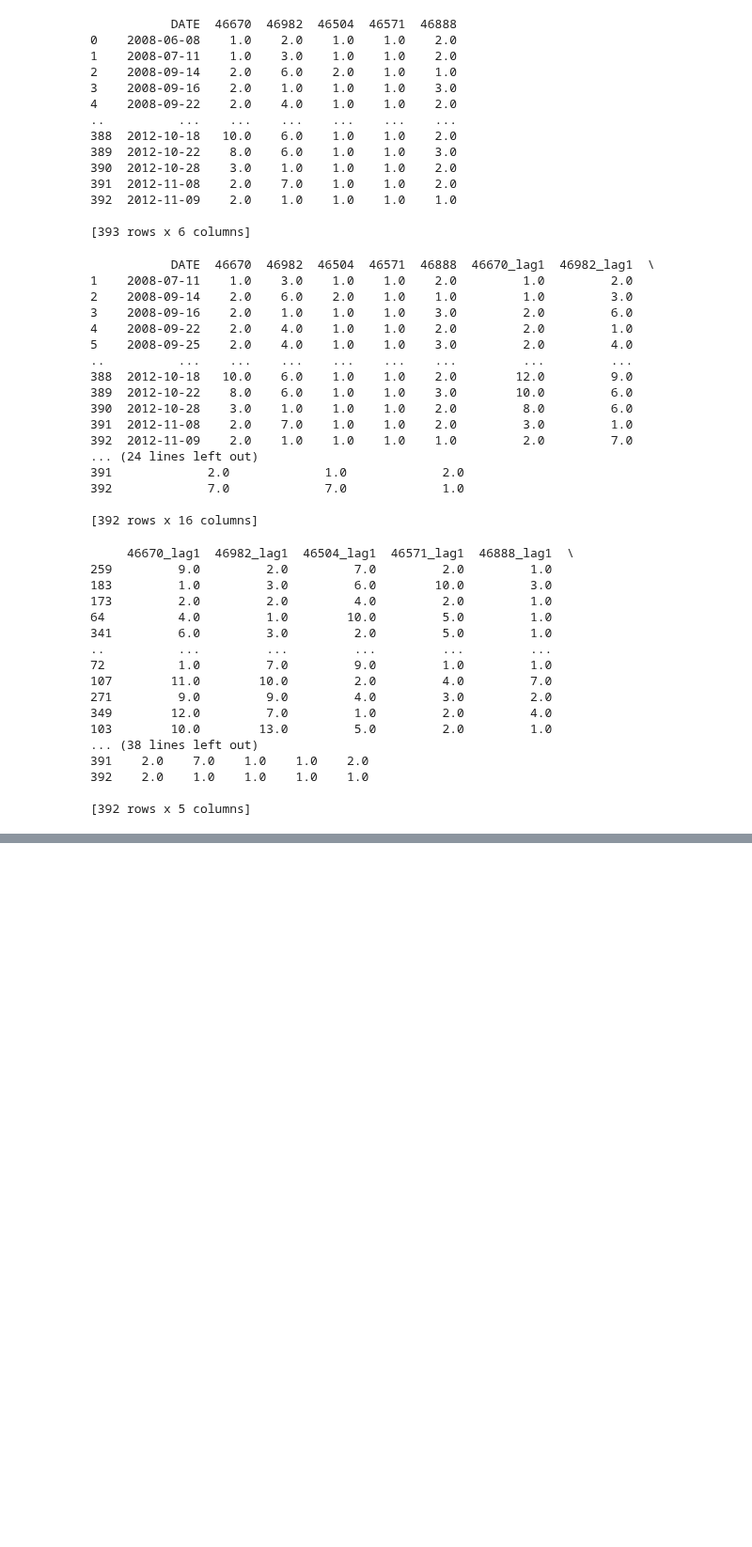
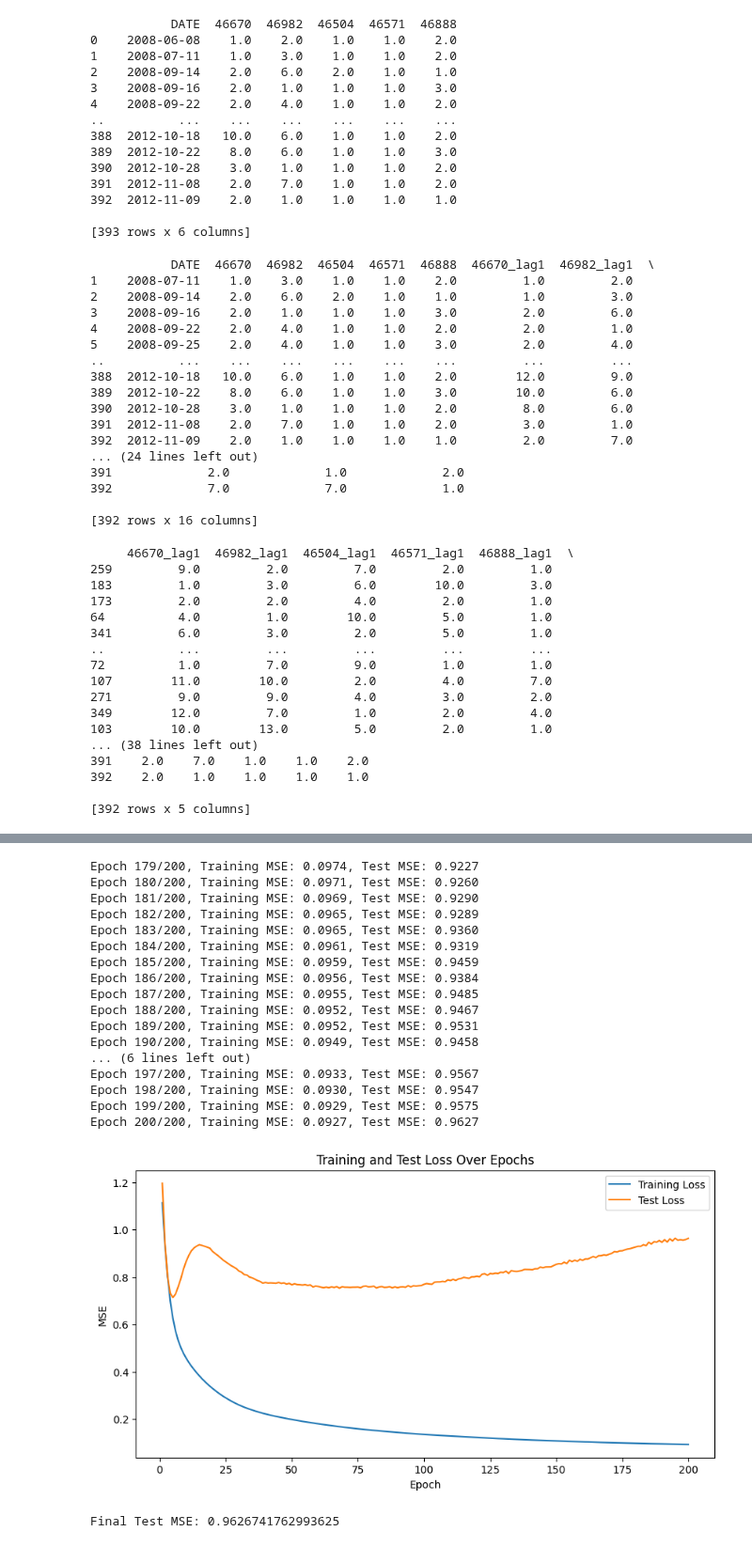
Before and after one commit to ANCP2021/ML-on-Graphs-Project, a Jupyter notebook: Models/Neural_Networks/Feedforward_Neural_Network.ipynb, the cells around one changed output, grey strips where cells are left out. Shown at 94% size. Drawn from its saved outputs; the diff is of its cells as text; code cells hidden in the pictures; blank space fills up the shorter version.

Commit message:
added dataset 213 to neural network

```diff
--- a/Models/Neural_Networks/Feedforward_Neural_Network.ipynb
+++ b/Models/Neural_Networks/Feedforward_Neural_Network.ipynb
@@ -318,0 +387,3 @@ Final Test MSE: 0.6219723098230237
+# %%
+df = pd.read_csv('../../Datasets/study_213/top_5_213.csv', usecols=['DATE', '7058', '8572', '39601', '8901', '7730'])
+print(df)
@@ -318,0 +465,7 @@ Final Test MSE: 0.6219723098230237
+# %%
+X = df.drop(['DATE', '7058', '8572', '39601', '8901', '7730'], axis=1)
+y = df[['7058', '8572', '39601', '8901', '7730']]
+
+X_train, X_test, y_train, y_test = train_test_split(X, y, test_size=0.2, random_state=42)
+print(X_train)
+print(y)
@@ -318,0 +490,45 @@ Final Test MSE: 0.6219723098230237
+# %%
+scaler_X = StandardScaler()
+X_train_scaled = scaler_X.fit_transform(X_train)
+X_test_scaled = scaler_X.transform(X_test)
+
+scaler_y = StandardScaler()
+y_train_scaled = scaler_y.fit_transform(y_train)
+y_test_scaled = scaler_y.transform(y_test)
+
+model = MLPRegressor(hidden_layer_sizes=(100,), activation='relu', solver='adam', max_iter=1, warm_start=True, random_state=42)
+# %%
+epochs = 200
+train_losses = []
+test_losses = []
+
+for epoch in range(epochs):
+    model.fit(X_train_scaled, y_train_scaled)
+
+    # Predict on training and testing set
+    y_train_pred = model.predict(X_train_scaled)
+    y_test_pred = model.predict(X_test_scaled)
+
+    # Calculate MSE for both training and testing sets
+    train_mse = mean_squared_error(y_train_scaled, y_train_pred)
+    test_mse = mean_squared_error(y_test_scaled, y_test_pred)
+
+    train_losses.append(train_mse)
+    test_losses.append(test_mse)
+
+    print(f'Epoch {epoch+1}/{epochs}, Training MSE: {train_mse:.4f}, Test MSE: {test_mse:.4f}')
+
+# Plotting training and testing loss over epochs
+plt.figure(figsize=(10, 5))
+plt.plot(range(1, epochs+1), train_losses, label='Training Loss')
+plt.plot(range(1, epochs+1), test_losses, label='Test Loss')
+plt.xlabel('Epoch')
+plt.ylabel('MSE')
+plt.title('Training and Test Loss Over Epochs')
+plt.legend()
+plt.show()
+
+# Final evaluation
+final_mse_test = test_losses[-1]
+print(f'Final Test MSE: {final_mse_test}')
+# %% [output]
@@ -318,0 +678,19 @@ Final Test MSE: 0.6219723098230237
+Epoch 179/200, Training MSE: 0.0974, Test MSE: 0.9227
+Epoch 180/200, Training MSE: 0.0971, Test MSE: 0.9260
+Epoch 181/200, Training MSE: 0.0969, Test MSE: 0.9290
+Epoch 182/200, Training MSE: 0.0965, Test MSE: 0.9289
+Epoch 183/200, Training MSE: 0.0965, Test MSE: 0.9360
+Epoch 184/200, Training MSE: 0.0961, Test MSE: 0.9319
+Epoch 185/200, Training MSE: 0.0959, Test MSE: 0.9459
+Epoch 186/200, Training MSE: 0.0956, Test MSE: 0.9384
+Epoch 187/200, Training MSE: 0.0955, Test MSE: 0.9485
+Epoch 188/200, Training MSE: 0.0952, Test MSE: 0.9467
+Epoch 189/200, Training MSE: 0.0952, Test MSE: 0.9531
+Epoch 190/200, Training MSE: 0.0949, Test MSE: 0.9458
+... (6 lines left out)
+Epoch 197/200, Training MSE: 0.0933, Test MSE: 0.9567
+Epoch 198/200, Training MSE: 0.0930, Test MSE: 0.9547
+Epoch 199/200, Training MSE: 0.0929, Test MSE: 0.9575
+Epoch 200/200, Training MSE: 0.0927, Test MSE: 0.9627
+[figure, added]
+Final Test MSE: 0.9626741762993625
```
Also changed, not shown: parts of 9 cells of this notebook.
